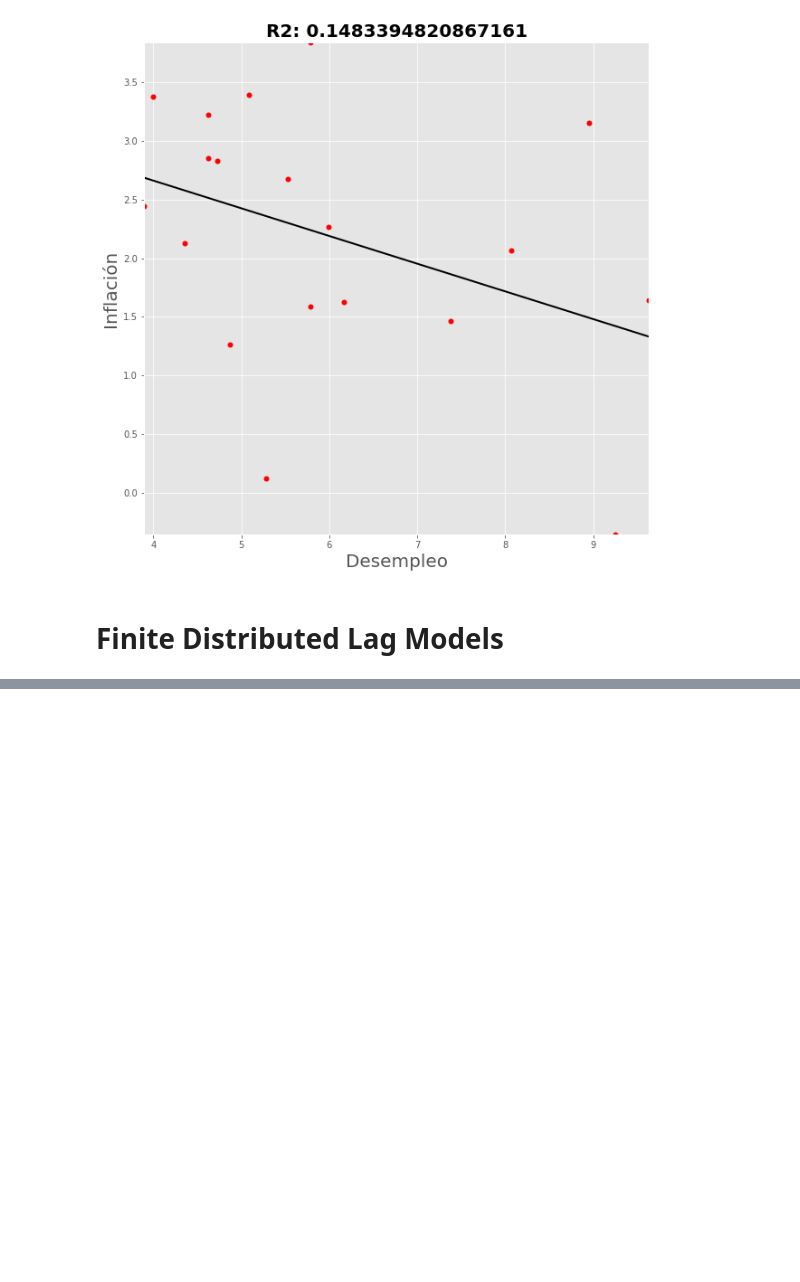
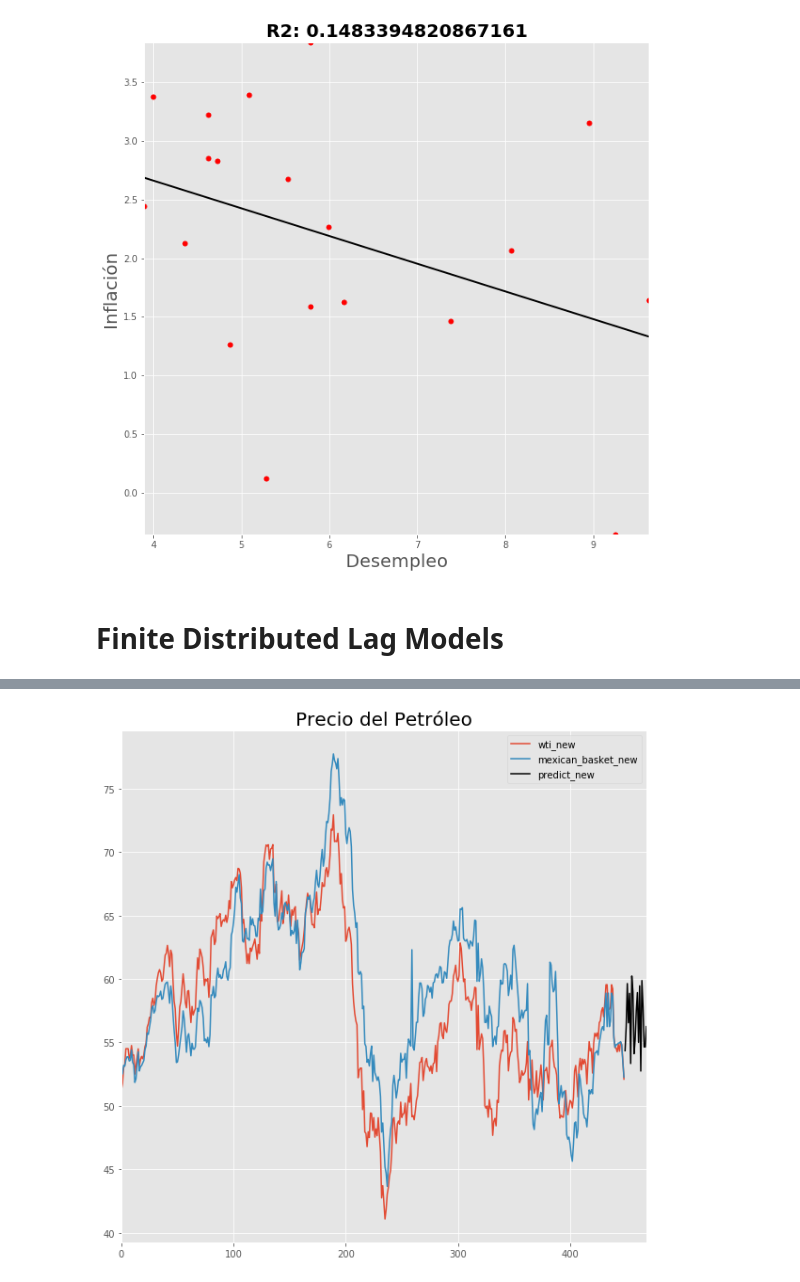
Before and after one commit to andrespdlr/econometricsII, a Jupyter notebook: code/lecture_2.ipynb, the cells around one changed output, grey strips where cells are left out. Drawn from its saved outputs; the diff is of its cells as text; code cells hidden in the pictures; blank space fills up the shorter version.

```diff
--- a/code/lecture_2.ipynb
+++ b/code/lecture_2.ipynb
@@ -261,0 +280,12 @@ Warnings:
+# %%
+X_test_1 = []
+X_test_2 = []
+for i in range(20):
+    random_price_1 = random.randint(50, 60)
+    random_price_2 = random.randint(50, 60)
+    X_test_1.append(random_price_1)
+    X_test_2.append(random_price_2)
+X_test = pd.DataFrame({'X_test_1': X_test_1,
+                       'X_test_2': X_test_2})
+# %%
+X_test = sm.add_constant(X_test)
@@ -261,0 +312,16 @@ Warnings:
+# %%
+wti_new = list(oil_prices['wti']) + [np.nan] * len(X_test)
+mexican_basket_new = list(oil_prices['mexican_basket']) + [np.nan] * len(X_test)
+predict_new = ([np.nan] * len(oil_prices)) + list(model.predict(X_test))
+oil_prices_2 = pd.DataFrame({'wti_new': wti_new, 'mexican_basket_new': mexican_basket_new, 'predict_new': predict_new})
+# %%
+fig = plt.figure(figsize=(10, 10))
+plt.title('Precio del Petróleo', fontsize=20)
+oil_prices_2['wti_new'].plot()
+oil_prices_2['mexican_basket_new'].plot()
+oil_prices_2['predict_new'].plot(color='black')
+plt.legend()
+plt.show()
+plt.close(plt.gcf())
+# %% [output]
+[figure, added]
```
Also changed, not shown: parts of 5 cells of this notebook.
